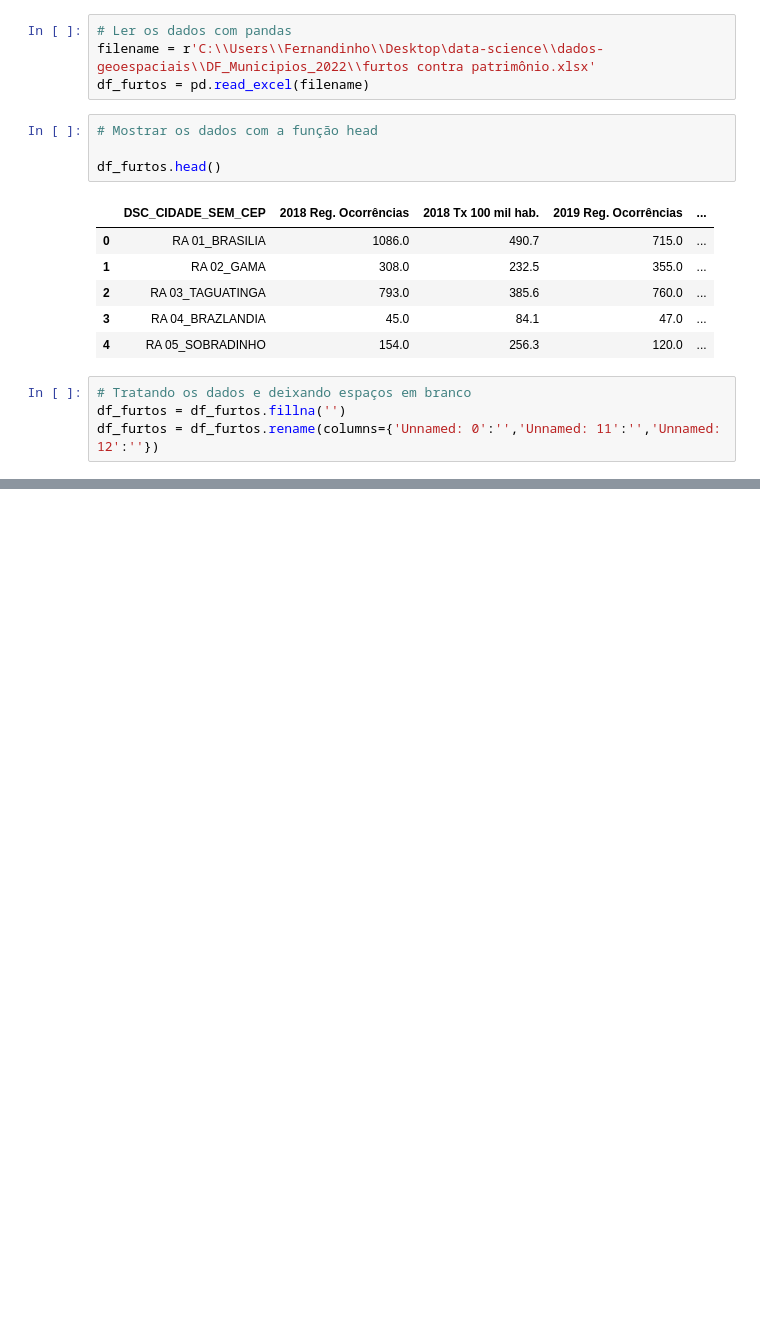
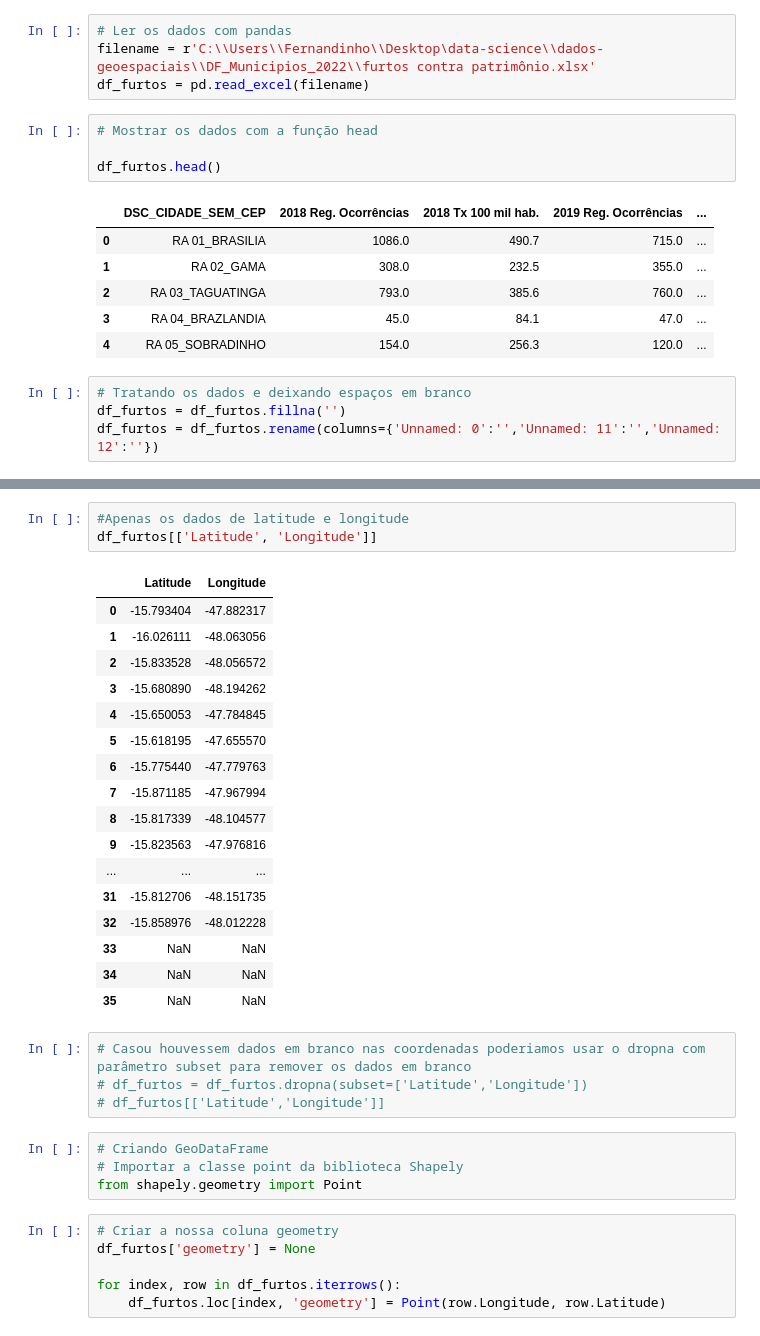
Before and after one commit to Fernandinho937/Data-Science, a Jupyter notebook: dados-geoespaciais/DistritoFederal.ipynb, the cells around one changed output, grey strips where cells are left out. Saved outputs shown, nothing was run; the diff lists cells and outputs as text; blank space fills up the shorter version.

```diff
--- a/dados-geoespaciais/DistritoFederal.ipynb
+++ b/dados-geoespaciais/DistritoFederal.ipynb
@@ -214,0 +230,35 @@ df_furtos.head(40)
+# %%
+#Apenas os dados de latitude e longitude
+df_furtos[['Latitude', 'Longitude']]
+# %% [output]
+|  | Latitude | Longitude |
+| 0 | -15.793404 | -47.882317 |
+| 1 | -16.026111 | -48.063056 |
+| 2 | -15.833528 | -48.056572 |
+| 3 | -15.680890 | -48.194262 |
+| 4 | -15.650053 | -47.784845 |
+| 5 | -15.618195 | -47.655570 |
+| 6 | -15.775440 | -47.779763 |
+| 7 | -15.871185 | -47.967994 |
+| 8 | -15.817339 | -48.104577 |
+| 9 | -15.823563 | -47.976816 |
+| ... | ... | ... |
+| 31 | -15.812706 | -48.151735 |
+| 32 | -15.858976 | -48.012228 |
+| 33 | NaN | NaN |
+| 34 | NaN | NaN |
+| 35 | NaN | NaN |
+# %%
+# Casou houvessem dados em branco nas coordenadas poderiamos usar o dropna com parâmetro subset para remover os dados em branco
+# df_furtos = df_furtos.dropna(subset=['Latitude','Longitude'])
+# df_furtos[['Latitude','Longitude']]
+# %%
+# Criando GeoDataFrame
+# Importar a classe point da biblioteca Shapely
+from shapely.geometry import Point
+# %%
+# Criar a nossa coluna geometry
+df_furtos['geometry'] = None
+
+for index, row in df_furtos.iterrows():
+    df_furtos.loc[index, 'geometry'] = Point(row.Longitude, row.Latitude)
```
Also changed, not shown: parts of 21 cells of this notebook, 3 other files.
